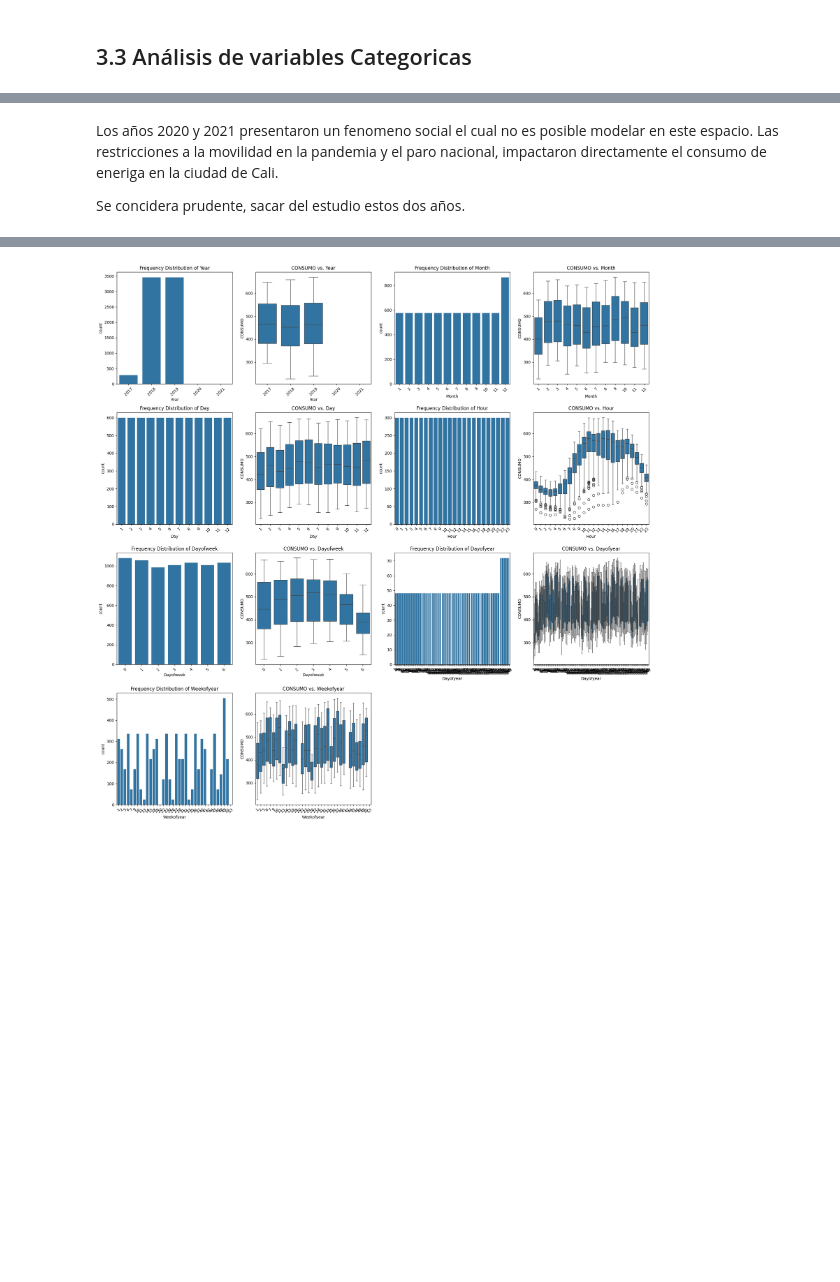
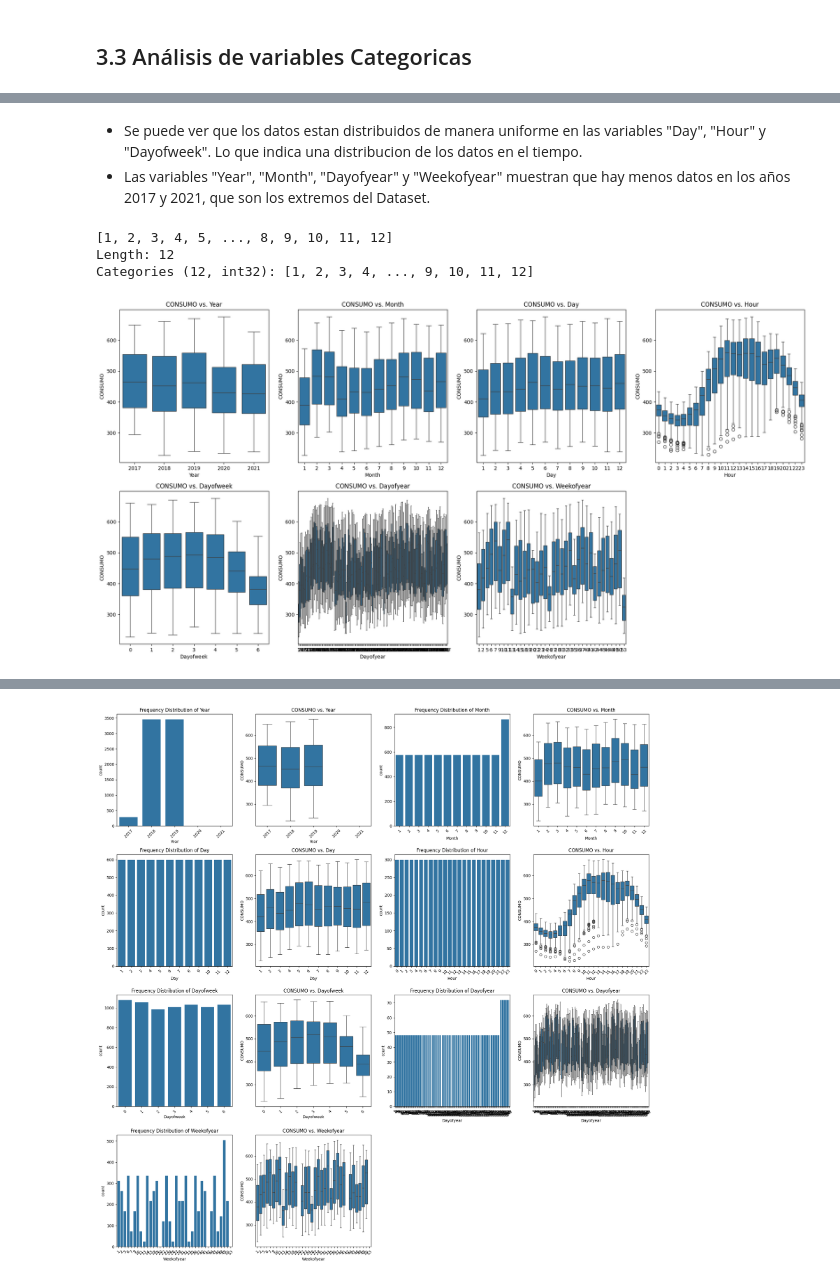
Before and after one commit to rchicangana/AnalisisDatosProyecto, a Jupyter notebook: ProyectoFinal.ipynb, the cells around one changed output, grey strips where cells are left out. Cells and saved outputs as stored; diff of their text form; code cells hidden in the pictures; blank space fills up the shorter version.

```diff
--- a/ProyectoFinal.ipynb
+++ b/ProyectoFinal.ipynb
@@ -275,4 +250,27 @@ plt.show()
-# %% [markdown]
-Los años 2020 y 2021 presentaron un fenomeno social el cual no es posible modelar en este espacio. Las restricciones a la movilidad en la pandemia y el paro nacional, impactaron directamente el consumo de eneriga en la ciudad de Cali.
-
-Se concidera prudente, sacar del estudio estos dos años.
+# %% [markdown]
+- Se puede ver que los datos estan distribuidos de manera uniforme en las variables "Day", "Hour" y "Dayofweek". Lo que indica una distribucion de los datos en el tiempo.
+- Las variables "Year", "Month", "Dayofyear" y "Weekofyear" muestran que hay menos datos en los años 2017 y 2021, que son los extremos del Dataset.
+# %%
+print(df['Day'].sort_values().unique())
+# %% [output]
+[1, 2, 3, 4, 5, ..., 8, 9, 10, 11, 12]
+Length: 12
+Categories (12, int32): [1, 2, 3, 4, ..., 9, 10, 11, 12]
+# %%
+num_cols = 4
+num_rows = (len(categorical_cols) * 2 + num_cols - 1) // num_cols
+fig, axes = plt.subplots(num_rows, num_cols, figsize=(20, 5 * num_rows))
+axes = axes.flatten()
+
+for i, col in enumerate(categorical_cols):
+    sns.boxplot(x=col, y='CONSUMO', data=df, ax=axes[i])
+    axes[i].set_title(f'CONSUMO vs. {col}')
+
+    # Remove any unused subplots
+for j in range(len(categorical_cols), num_rows * num_cols):
+    fig.delaxes(axes[j])
+
+plt.tight_layout()
+plt.show()
+# %% [output]
+[figure, added]
```
Also changed, not shown: parts of 11 cells of this notebook.
